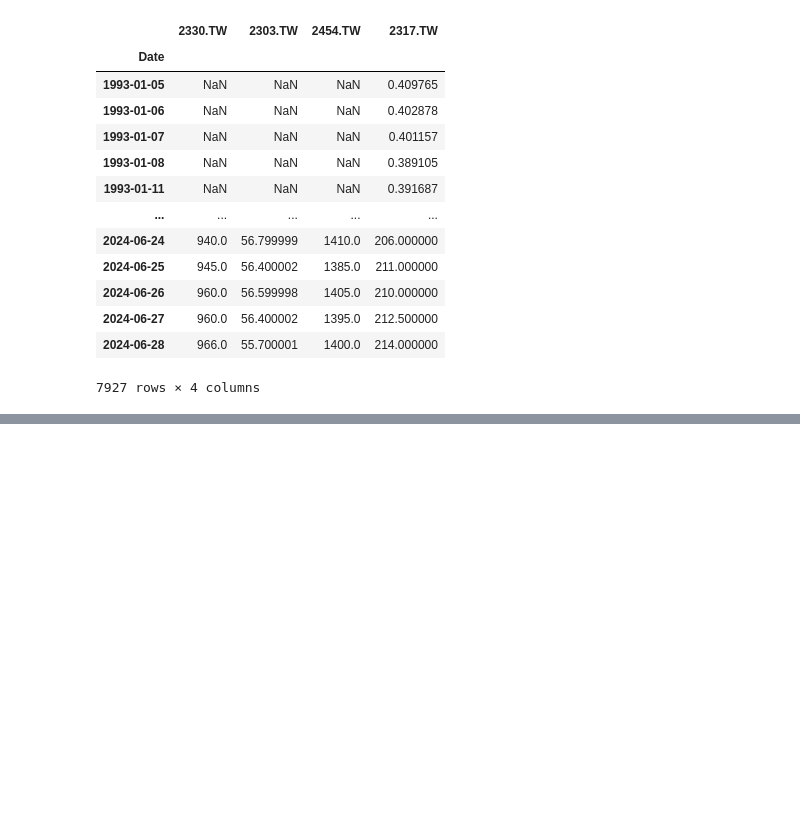
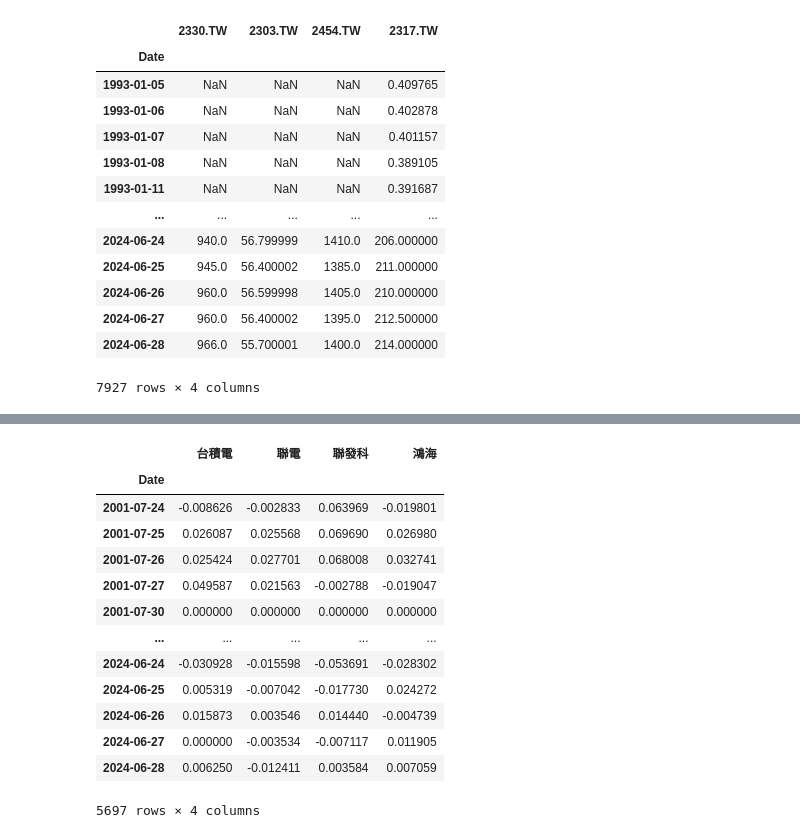
Before and after one commit to mimionana/2024_05_05_sunday, a Jupyter notebook: lesson18/lesson18_3.ipynb, the cells around one changed output, grey strips where cells are left out. Drawn from its saved outputs; the diff is of its cells as text; code cells hidden in the pictures; blank space fills up the shorter version.

```diff
--- a/lesson18/lesson18_3.ipynb
+++ b/lesson18/lesson18_3.ipynb
@@ -49,0 +105,20 @@ df1
+# %%
+df3 = df2.dropna()
+df4 = df3.pct_change()
+df5 = df4.drop(index='2001-07-23')
+df5
+# %% [output]
+|  | 台積電 | 聯電 | 聯發科 | 鴻海 |
+| Date |  |  |  |  |
+| 2001-07-24 | -0.008626 | -0.002833 | 0.063969 | -0.019801 |
+| 2001-07-25 | 0.026087 | 0.025568 | 0.069690 | 0.026980 |
+| 2001-07-26 | 0.025424 | 0.027701 | 0.068008 | 0.032741 |
+| 2001-07-27 | 0.049587 | 0.021563 | -0.002788 | -0.019047 |
+| 2001-07-30 | 0.000000 | 0.000000 | 0.000000 | 0.000000 |
+| ... | ... | ... | ... | ... |
+| 2024-06-24 | -0.030928 | -0.015598 | -0.053691 | -0.028302 |
+| 2024-06-25 | 0.005319 | -0.007042 | -0.017730 | 0.024272 |
+| 2024-06-26 | 0.015873 | 0.003546 | 0.014440 | -0.004739 |
+| 2024-06-27 | 0.000000 | -0.003534 | -0.007117 | 0.011905 |
+| 2024-06-28 | 0.006250 | -0.012411 | 0.003584 | 0.007059 |
+5697 rows × 4 columns
```
Also changed, not shown: parts of 7 cells of this notebook.
